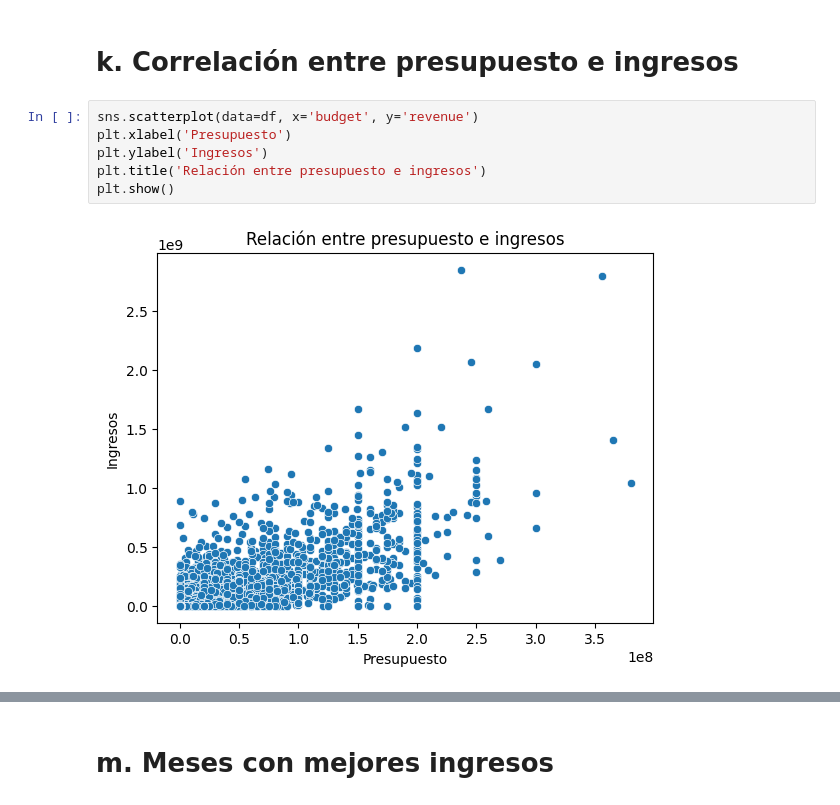
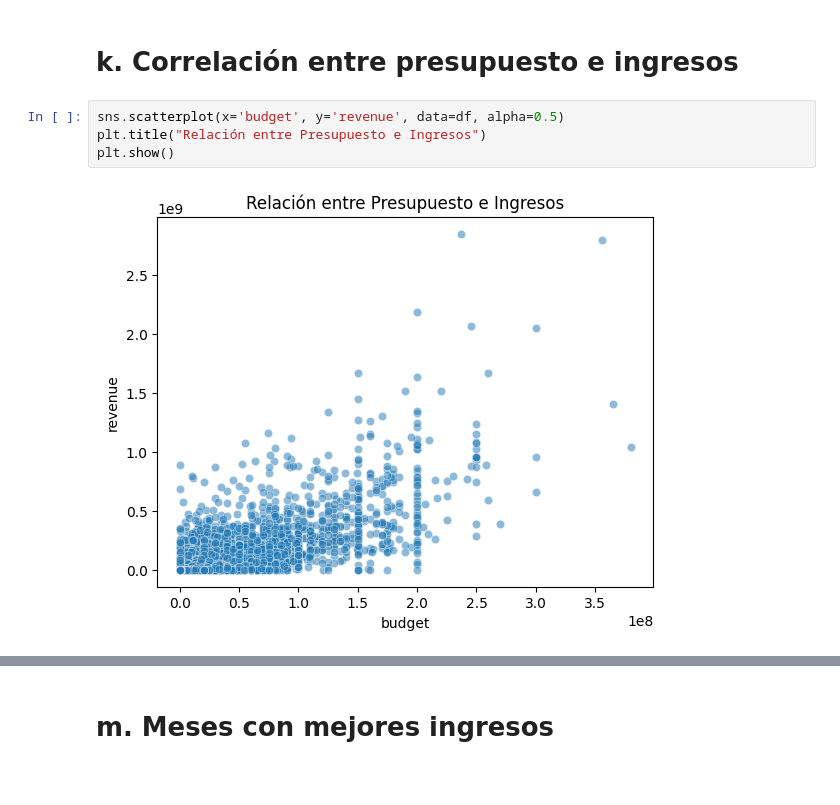
Before and after one commit to Sofiamishel2003/-An-lisis-Exploratorio, a Jupyter notebook: analisis exploratorio - movies.IPYNB, the cells around one changed output, grey strips where cells are left out. Drawn from its saved outputs; the diff is of its cells as text.

```diff
--- a/analisis exploratorio - movies.IPYNB
+++ b/analisis exploratorio - movies.IPYNB
@@ -92,10 +128,8 @@ revenue              -0.060143         0.290070    0.162495  1.000000
 # %% [markdown]
 # k. Correlación entre presupuesto e ingresos
 # %%
-sns.scatterplot(data=df, x='budget', y='revenue')
-plt.xlabel('Presupuesto')
-plt.ylabel('Ingresos')
-plt.title('Relación entre presupuesto e ingresos')
+sns.scatterplot(x='budget', y='revenue', data=df, alpha=0.5)
+plt.title("Relación entre Presupuesto e Ingresos")
 plt.show()
 # %% [output]
-[figure, old version]
+[figure, new version]
```
Also changed, not shown: parts of 14 cells of this notebook.
